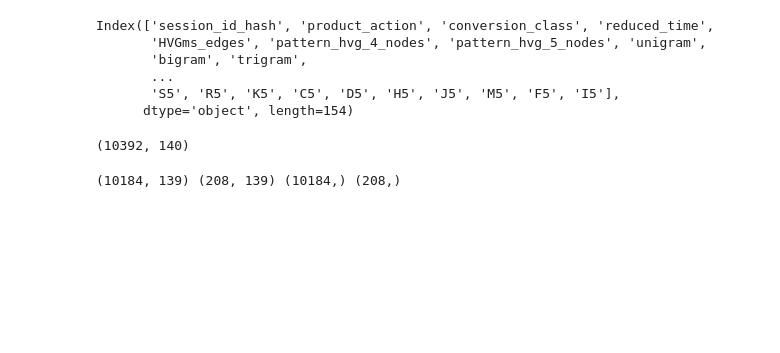
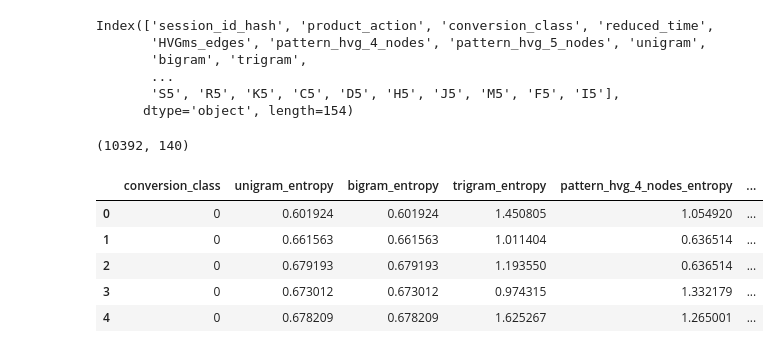
Before and after one commit to rdotjain/shopper-intent-prediction, a Jupyter notebook: codefiles/shopper_intent_feat_reduction.ipynb, the cells around one changed output. Cells and saved outputs as stored; diff of their text form; code cells hidden in the pictures; blank space fills up the shorter version.

```diff
--- a/codefiles/shopper_intent_feat_reduction.ipynb
+++ b/codefiles/shopper_intent_feat_reduction.ipynb
@@ -46,19 +44,30 @@ Index(['session_id_hash', 'product_action', 'conversion_class', 'reduced_time',
       dtype='object', length=154)
 # %%
 shop_df.drop(['session_id_hash', 'product_action', 'reduced_time', 'HVGms_edges', 'pattern_hvg_4_nodes', 'pattern_hvg_5_nodes', 'unigram', 'bigram', 'trigram', 'unigram_prob_freq', 'bigram_prob_freq', 'trigram_prob_freq', 'pattern_hvg_4_nodes_prob_freq', 'pattern_hvg_5_nodes_prob_freq'], axis=1, inplace=True)
-le = LabelEncoder()
-shop_df['conversion_class'] = le.fit_transform(shop_df['conversion_class'])
+shop_df['conversion_class'] = np.where(shop_df['conversion_class'] == 'NC', 0, 1)
 print(shop_df.shape)
+shop_df.head()
+
+#NC - 0
+#C - 1
 # %% [output]
 (10392, 140)
+|  | conversion_class | unigram_entropy | bigram_entropy | trigram_entropy | pattern_hvg_4_nodes_entropy | ... |
+| 0 | 0 | 0.601924 | 0.601924 | 1.450805 | 1.054920 | ... |
+| 1 | 0 | 0.661563 | 0.661563 | 1.011404 | 0.636514 | ... |
+| 2 | 0 | 0.679193 | 0.679193 | 1.193550 | 0.636514 | ... |
+| 3 | 0 | 0.673012 | 0.673012 | 0.974315 | 1.332179 | ... |
+| 4 | 0 | 0.678209 | 0.678209 | 1.625267 | 1.265001 | ... |
 # %%
 x = shop_df.drop(['conversion_class'], axis=1)
 y = shop_df.conversion_class
 
-x_train, x_test, y_train, y_test = train_test_split(x, y, test_size=0.02, random_state=42, stratify=y)
-print(x_train.shape, x_test.shape, y_train.shape, y_test.shape)
+sm = SMOTE(random_state = 2)
+x_res, y_res = sm.fit_resample(x, y.ravel())
+
+x_train, x_test, y_train, y_test = train_test_split(x_res, y_res, test_size=0.05, random_state=42, stratify=y_res)
+d_train = xgboost.DMatrix(x_train, label=y_train)
+d_test = xgboost.DMatrix(x_test, label=y_test)
-# %% [output]
-(10184, 139) (208, 139) (10184,) (208,)
 # %%
 params = {
     "eta": 0.01,
```
Also changed, not shown: parts of 10 cells of this notebook.
